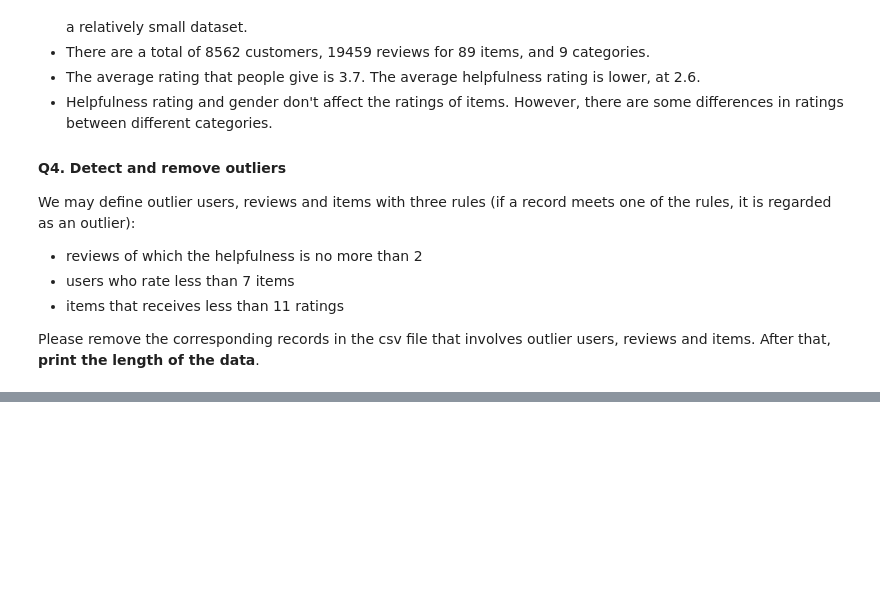
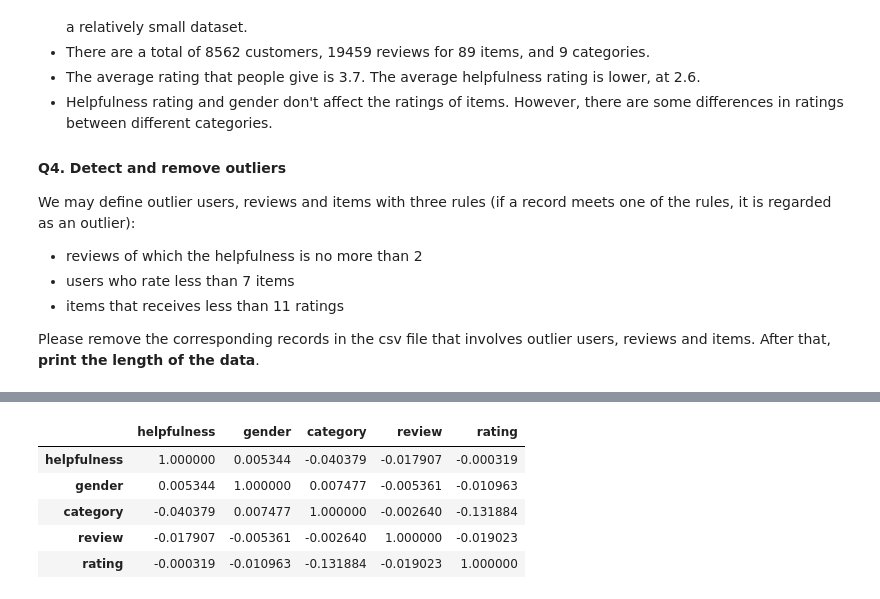
Before and after one commit to TaliaNgo/Data-Analytics-Skills-Porfolio, a Jupyter notebook: Python/e-commerce analysis/analysis_all.ipynb, the cells around one changed output, grey strips where cells are left out. Cells and saved outputs as stored; diff of their text form; code cells hidden in the pictures; blank space fills up the shorter version.

```diff
--- a/Python/e-commerce analysis/analysis_all.ipynb
+++ b/Python/e-commerce analysis/analysis_all.ipynb
@@ -203,0 +300,10 @@ print(len(ec3))
+# %%
+## Find correlation
+ec_clean[['helpfulness', 'gender', 'category', 'review', 'rating']].corr()
+# %% [output]
+|  | helpfulness | gender | category | review | rating |
+| helpfulness | 1.000000 | 0.005344 | -0.040379 | -0.017907 | -0.000319 |
+| gender | 0.005344 | 1.000000 | 0.007477 | -0.005361 | -0.010963 |
+| category | -0.040379 | 0.007477 | 1.000000 | -0.002640 | -0.131884 |
+| review | -0.017907 | -0.005361 | -0.002640 | 1.000000 | -0.019023 |
+| rating | -0.000319 | -0.010963 | -0.131884 | -0.019023 | 1.000000 |
```
Also changed, not shown: parts of 53 cells of this notebook, 6 other files.
